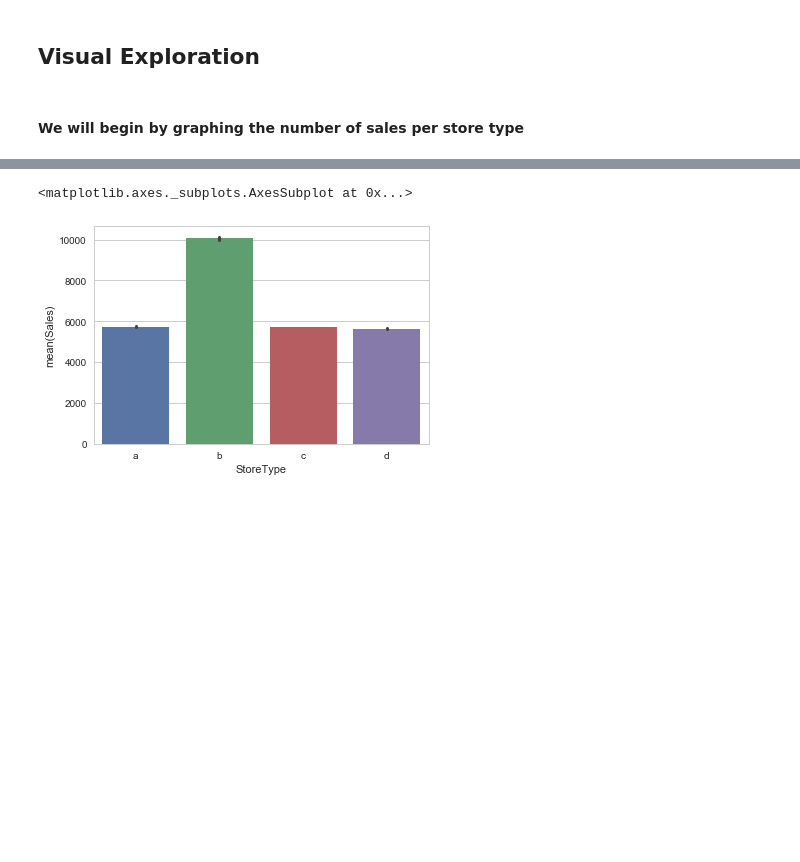
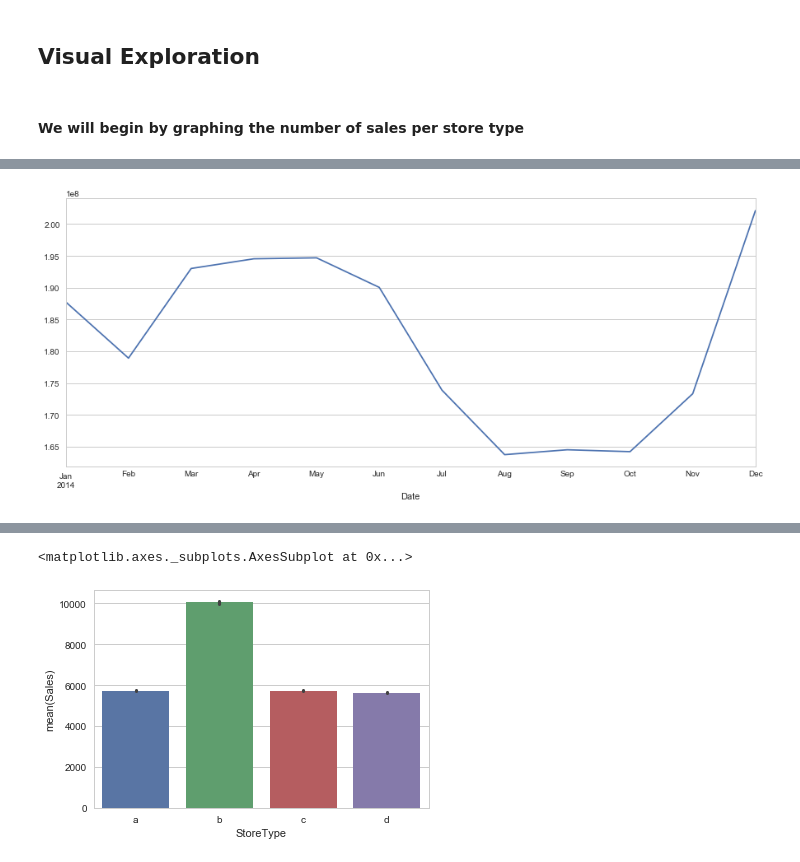
Before and after one commit to anthonymiyoro/RossmanScorePrediction, a Jupyter notebook: RossmannStoreSalesAnalysis.ipynb, the cells around one changed output, grey strips where cells are left out. Cells and saved outputs as stored; diff of their text form; code cells hidden in the pictures; blank space fills up the shorter version.

```diff
--- a/RossmannStoreSalesAnalysis.ipynb
+++ b/RossmannStoreSalesAnalysis.ipynb
@@ -436,0 +442,5 @@ train_store.set_index('Date', drop=False, inplace=True)
+# %%
+y['2014'].plot(figsize=(15, 6))
+plt.show()
+# %% [output]
+[figure, added]
```
Also changed, not shown: parts of 34 cells of this notebook.
